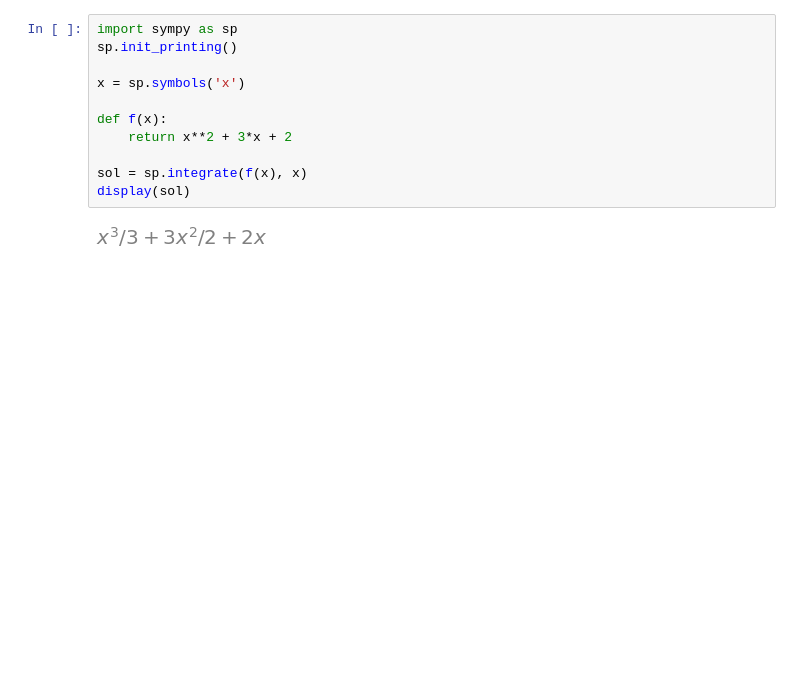
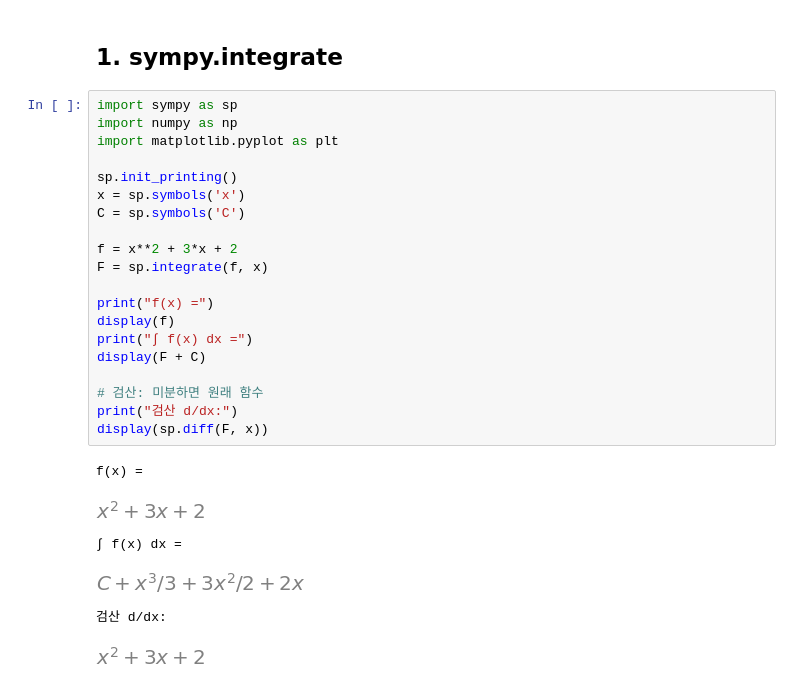
Before and after one commit to XaicuL/Mathematics, a Jupyter notebook: Math_2/Chap_03/indefinite_integral.ipynb, the cells around one changed output. Drawn from its saved outputs; the diff is of its cells as text; blank space fills up the shorter version.

```diff
--- a/Math_2/Chap_03/indefinite_integral.ipynb
+++ b/Math_2/Chap_03/indefinite_integral.ipynb
@@ -3,13 +11,29 @@
+# %% [markdown]
+## 1. sympy.integrate
 # %%
 import sympy as sp
+import numpy as np
+import matplotlib.pyplot as plt
+
 sp.init_printing()
+x = sp.symbols('x')
+C = sp.symbols('C')
 
-x = sp.symbols('x')
+f = x**2 + 3*x + 2
+F = sp.integrate(f, x)
 
-def f(x):
-    return x**2 + 3*x + 2
+print("f(x) =")
+display(f)
+print("∫ f(x) dx =")
+display(F + C)
 
-sol = sp.integrate(f(x), x)
-display(sol)
+# 검산: 미분하면 원래 함수
+print("검산 d/dx:")
+display(sp.diff(F, x))
 # %% [output]
+f(x) =
-[figure, old version]
+[figure, new version]
+∫ f(x) dx =
+[figure, added]
+검산 d/dx:
+[figure, added]
```
Also changed, not shown: parts of 9 cells of this notebook, 5 other files.
